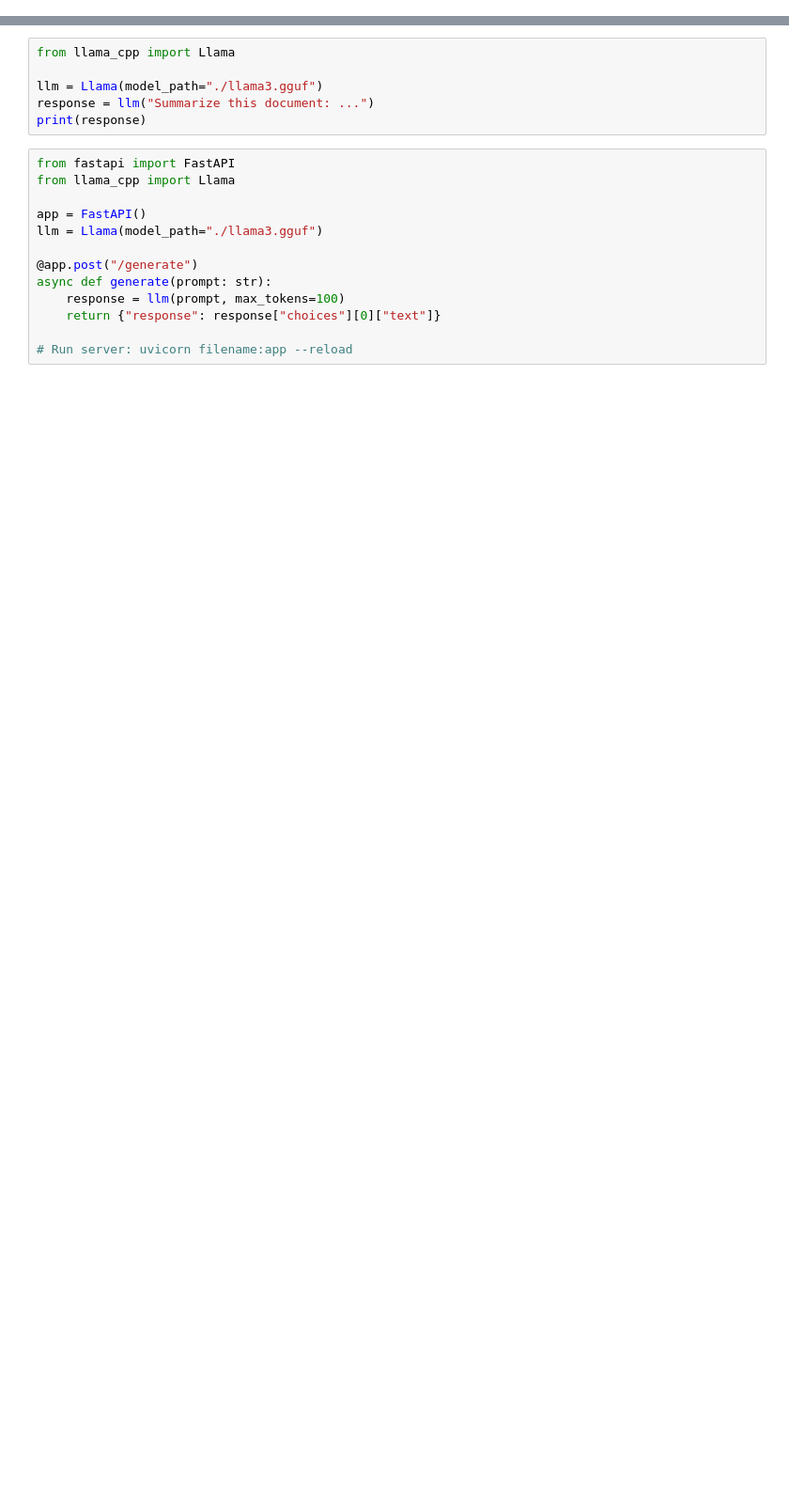
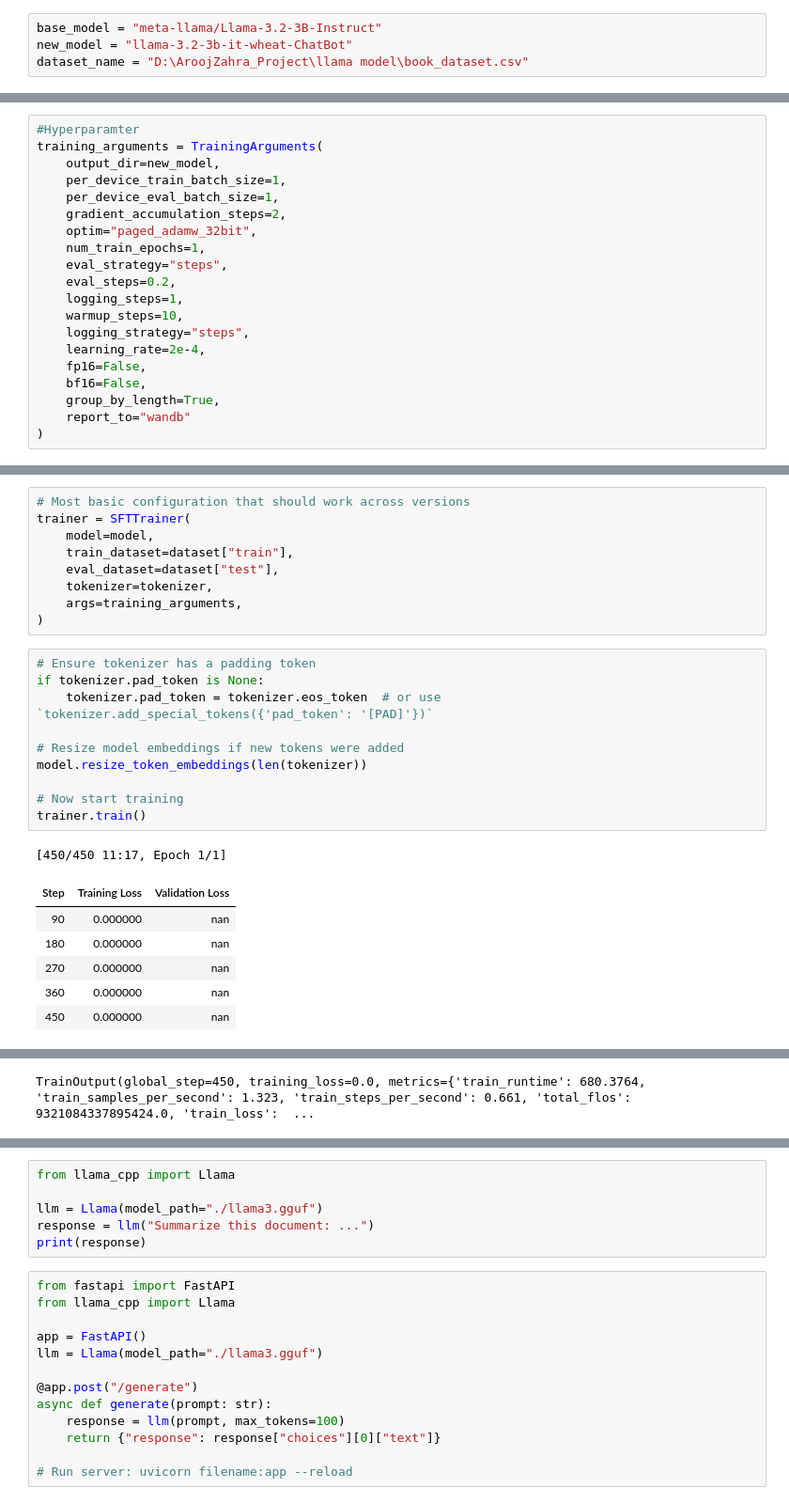
Before and after one commit to Aroojzahra908/Typescript-practice, a Jupyter notebook: model.ipynb, the cells around one changed output, grey strips where cells are left out. Shown: that part at 94% size. Drawn from its saved outputs; the diff is of its cells as text; blank space fills up the shorter version.

```diff
--- a/model.ipynb
+++ b/model.ipynb
@@ -73,0 +132,4 @@ trainer.train()
+# %%
+base_model = "meta-llama/Llama-3.2-3B-Instruct"
+new_model = "llama-3.2-3b-it-wheat-ChatBot"
+dataset_name = "D:\AroojZahra_Project\llama model\book_dataset.csv"
@@ -73,0 +285,20 @@ trainer.train()
+# %%
+#Hyperparamter
+training_arguments = TrainingArguments(
+    output_dir=new_model,
+    per_device_train_batch_size=1,
+    per_device_eval_batch_size=1,
+    gradient_accumulation_steps=2,
+    optim="paged_adamw_32bit",
+    num_train_epochs=1,
+    eval_strategy="steps",
+    eval_steps=0.2,
+    logging_steps=1,
+    warmup_steps=10,
+    logging_strategy="steps",
+    learning_rate=2e-4,
+    fp16=False,
+    bf16=False,
+    group_by_length=True,
+    report_to="wandb"
+)
@@ -73,0 +334,27 @@ trainer.train()
+# %%
+# Most basic configuration that should work across versions
+trainer = SFTTrainer(
+    model=model,
+    train_dataset=dataset["train"],
+    eval_dataset=dataset["test"],
+    tokenizer=tokenizer,
+    args=training_arguments,
+)
+# %%
+# Ensure tokenizer has a padding token
+if tokenizer.pad_token is None:
+    tokenizer.pad_token = tokenizer.eos_token  # or use `tokenizer.add_special_tokens({'pad_token': '[PAD]'})`
+
+# Resize model embeddings if new tokens were added
+model.resize_token_embeddings(len(tokenizer))
+
+# Now start training
+trainer.train()
+# %% [output]
+[450/450 11:17, Epoch 1/1]
+| Step | Training Loss | Validation Loss |
+| 90 | 0.000000 | nan |
+| 180 | 0.000000 | nan |
+| 270 | 0.000000 | nan |
+| 360 | 0.000000 | nan |
+| 450 | 0.000000 | nan |
@@ -73,0 +371 @@ trainer.train()
+TrainOutput(global_step=450, training_loss=0.0, metrics={'train_runtime': 680.3764, 'train_samples_per_second': 1.323, 'train_steps_per_second': 0.661, 'total_flos': 9321084337895424.0, 'train_loss':  ...
```
Also changed, not shown: parts of 28 cells of this notebook.
